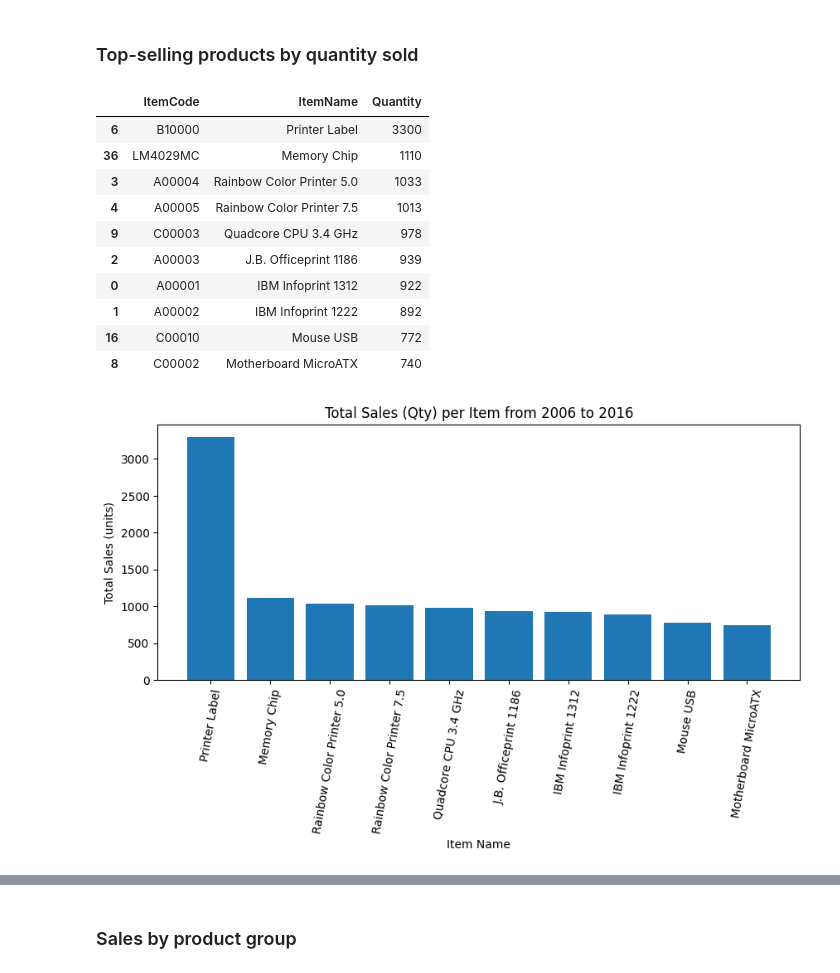
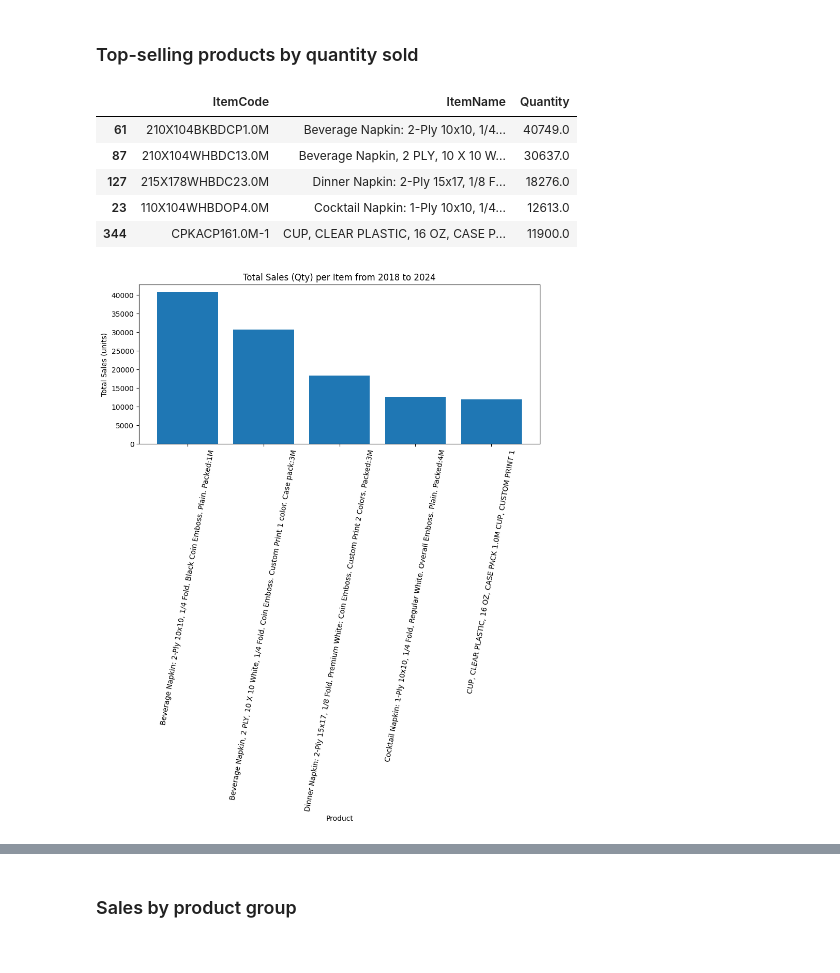
Before and after one commit to alk1316/Capstone_BrainsStation_SAP_InventoryLevel, a Jupyter notebook: notebooks/Capstone_InventoryLevel_SAP.ipynb, the cells around one changed output, grey strips where cells are left out. Saved outputs shown, nothing was run; the diff lists cells and outputs as text; code cells hidden in the pictures.

```diff
--- a/notebooks/Capstone_InventoryLevel_SAP.ipynb
+++ b/notebooks/Capstone_InventoryLevel_SAP.ipynb
@@ -229,9 +310,10 @@ def columns_to_convert(df, columns_to_int=None, columns_to_float=None, columns_t
             df[col] = pd.to_datetime(df[col])
 
     return df
+# %%
+# Setting the list of columns with to be used in the function with the aim of being transformer from Object to int, float or date:
+columns_to_float=['DocTotal', 'DocTotalFC', 'LineTotal', 'StockPrice', 'PriceBefDi', 'Price', 'Quantity']
+columns_to_date=['DocDate']
 # %%
 # Applying the function to all the columns to be transformed
-df = columns_to_convert(df,
-                        columns_to_int=['DocEntry', 'DocNum' ],
-                        columns_to_float=['DocTotal', 'DocTotalFC', 'LineTotal', 'StockPrice', 'PriceBefDi', 'Price'],
-                        columns_to_date=['DocDate'])
+df = columns_to_convert(df, columns_to_float = columns_to_float, columns_to_date = columns_to_date)
@@ -310,3 +341,0 @@ items_to_remove = ['MRP_Item1', 'MRP_Child2', 'MRP_Item4', 'MRP_Item2', 'MRP_Gra
-# %%
-# Removing items that do not apply for analysis
-df = df[~df['ItemName'].isin(items_to_remove)]
@@ -560,31 +540,26 @@ The rest of the products show total sales of less than one million, ranging betw
 # %% [markdown]
 ### Top-selling products by quantity sold
 # %%
-# Top 10 sold products by quantity
+# Top 5 sold products by quantity
 sales_productqt = df.groupby(['ItemCode', 'ItemName'])['Quantity'].sum().reset_index()
 sales_productqt = sales_productqt.sort_values(by='Quantity', ascending=False)
-top10_item_salesqt = sales_productqt.head(10)
+top10_item_salesqt = sales_productqt.head(5)
 top10_item_salesqt
 # %% [output]
 |  | ItemCode | ItemName | Quantity |
-| 6 | B10000 | Printer Label | 3300 |
-| 36 | LM4029MC | Memory Chip | 1110 |
-| 3 | A00004 | Rainbow Color Printer 5.0 | 1033 |
-| 4 | A00005 | Rainbow Color Printer 7.5 | 1013 |
-| 9 | C00003 | Quadcore CPU 3.4 GHz | 978 |
-| 2 | A00003 | J.B. Officeprint 1186 | 939 |
-| 0 | A00001 | IBM Infoprint 1312 | 922 |
-| 1 | A00002 | IBM Infoprint 1222 | 892 |
-| 16 | C00010 | Mouse USB | 772 |
-| 8 | C00002 | Motherboard MicroATX | 740 |
+| 61 | 210X104BKBDCP1.0M | Beverage Napkin: 2-Ply 10x10, 1/4... | 40749.0 |
+| 87 | 210X104WHBDC13.0M | Beverage Napkin, 2 PLY, 10 X 10 W... | 30637.0 |
+| 127 | 215X178WHBDC23.0M | Dinner Napkin: 2-Ply 15x17, 1/8 F... | 18276.0 |
+| 23 | 110X104WHBDOP4.0M | Cocktail Napkin: 1-Ply 10x10, 1/4... | 12613.0 |
+| 344 | CPKACP161.0M-1 | CUP, CLEAR PLASTIC, 16 OZ, CASE P... | 11900.0 |
 # %%
 # Bar Chart - Top 10 sold products by quantity
 plt.figure(figsize=(10, 4))
 plt.bar(top10_item_salesqt['ItemName'], top10_item_salesqt['Quantity'])
-plt.xlabel('Item Name')
+plt.xlabel('Product')
 plt.ylabel('Total Sales (units)')
-plt.title('Total Sales (Qty) per Item from 2006 to 2016')
+plt.title('Total Sales (Qty) per Item from 2018 to 2024')
 plt.xticks(rotation=80)
 plt.show()
 # %% [output]
-[figure, old version]
+[figure, new version]
```
Also changed, not shown: parts of 142 cells of this notebook, 3 other files.
